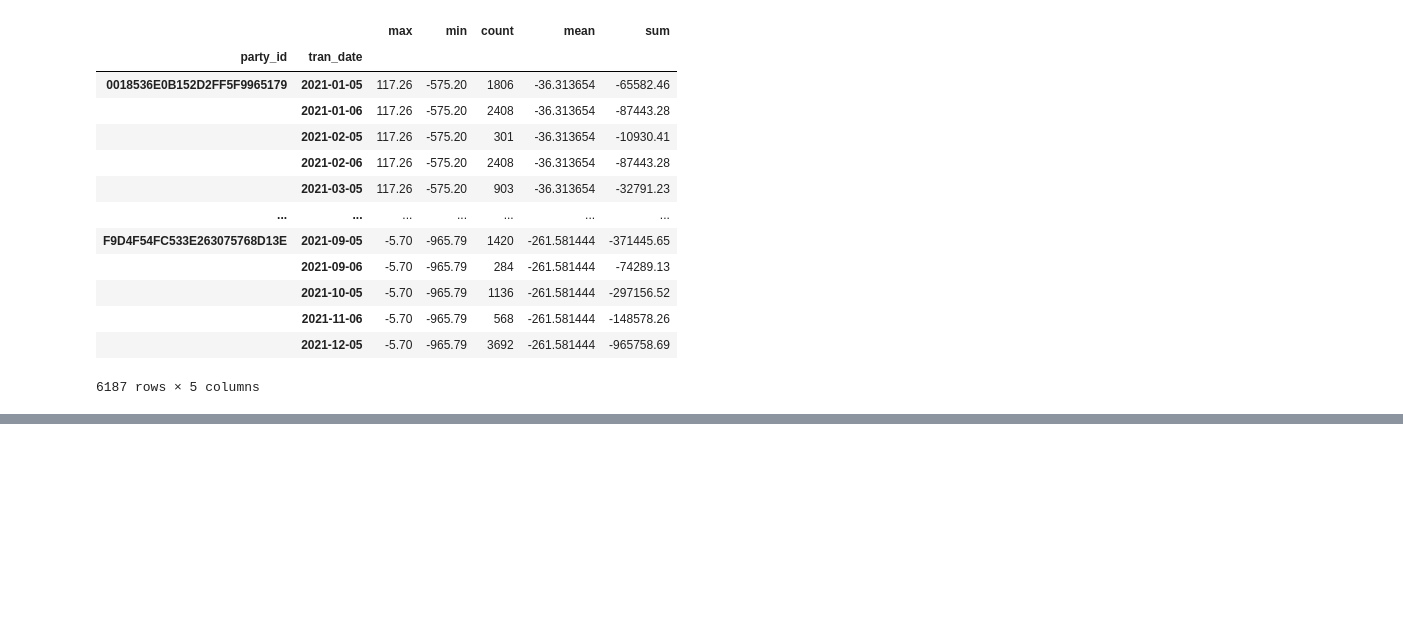
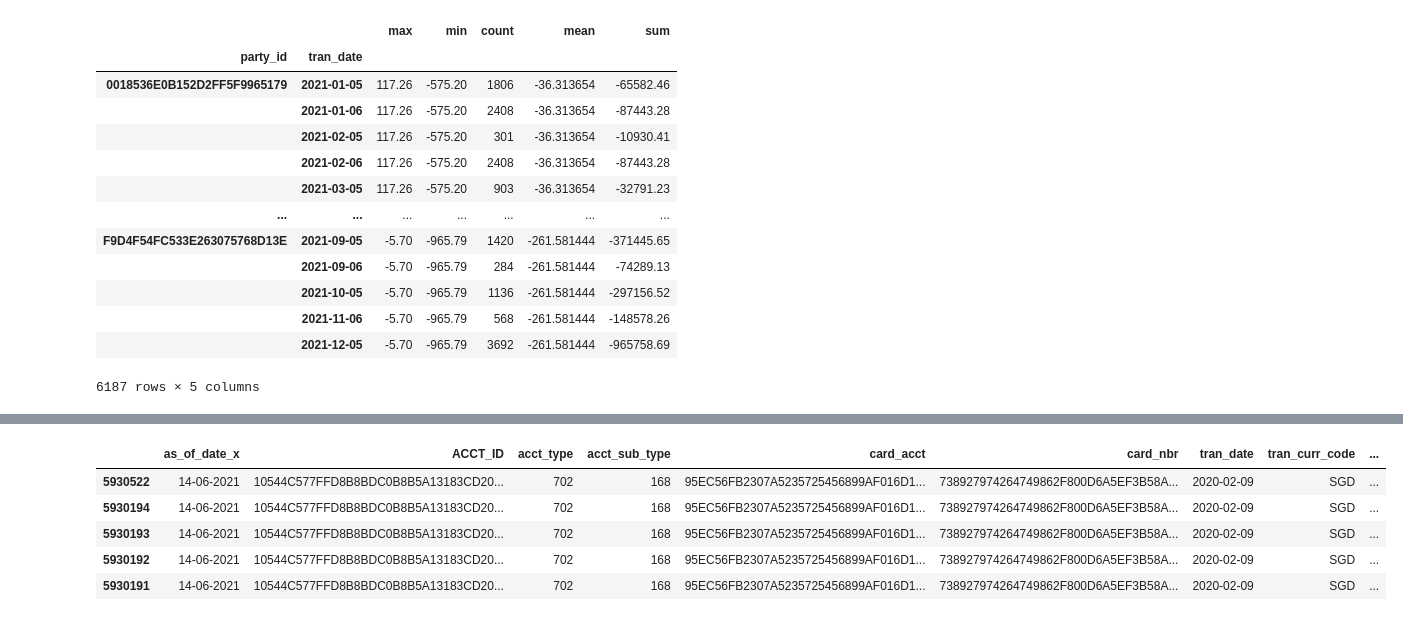
Before and after one commit to klnsuman/H2H, a Jupyter notebook: 01.Model_Cust_Segmentation.ipynb, the cells around one changed output, grey strips where cells are left out. Saved outputs shown, nothing was run; the diff lists cells and outputs as text; code cells hidden in the pictures; blank space fills up the shorter version.

```diff
--- a/01.Model_Cust_Segmentation.ipynb
+++ b/01.Model_Cust_Segmentation.ipynb
@@ -1266,0 +1286,9 @@ df_c1.groupby(['party_id','tran_date'])['tran_val'].agg(['max','min','count','me
+# %%
+df_c1.head()
+# %% [output]
+|  | as_of_date_x | ACCT_ID | acct_type | acct_sub_type | card_acct | card_nbr | tran_date | tran_curr_code | ... |
+| 5930522 | 14-06-2021 | 10544C577FFD8B8BDC0B8B5A13183CD20... | 702 | 168 | 95EC56FB2307A5235725456899AF016D1... | 738927974264749862F800D6A5EF3B58A... | 2020-02-09 | SGD | ... |
+| 5930194 | 14-06-2021 | 10544C577FFD8B8BDC0B8B5A13183CD20... | 702 | 168 | 95EC56FB2307A5235725456899AF016D1... | 738927974264749862F800D6A5EF3B58A... | 2020-02-09 | SGD | ... |
+| 5930193 | 14-06-2021 | 10544C577FFD8B8BDC0B8B5A13183CD20... | 702 | 168 | 95EC56FB2307A5235725456899AF016D1... | 738927974264749862F800D6A5EF3B58A... | 2020-02-09 | SGD | ... |
+| 5930192 | 14-06-2021 | 10544C577FFD8B8BDC0B8B5A13183CD20... | 702 | 168 | 95EC56FB2307A5235725456899AF016D1... | 738927974264749862F800D6A5EF3B58A... | 2020-02-09 | SGD | ... |
+| 5930191 | 14-06-2021 | 10544C577FFD8B8BDC0B8B5A13183CD20... | 702 | 168 | 95EC56FB2307A5235725456899AF016D1... | 738927974264749862F800D6A5EF3B58A... | 2020-02-09 | SGD | ... |
```
Also changed, not shown: parts of 12 cells of this notebook.
